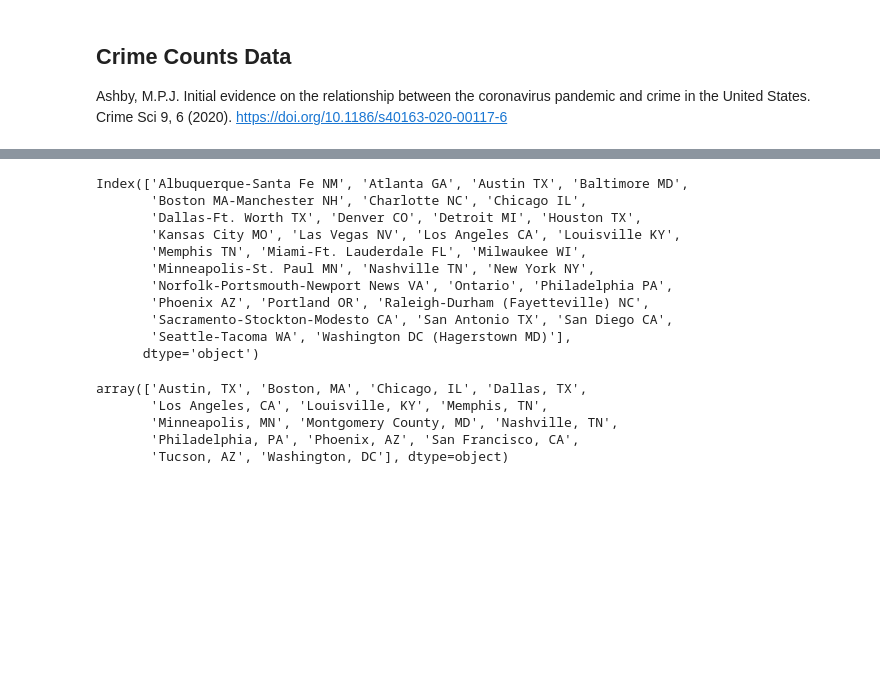
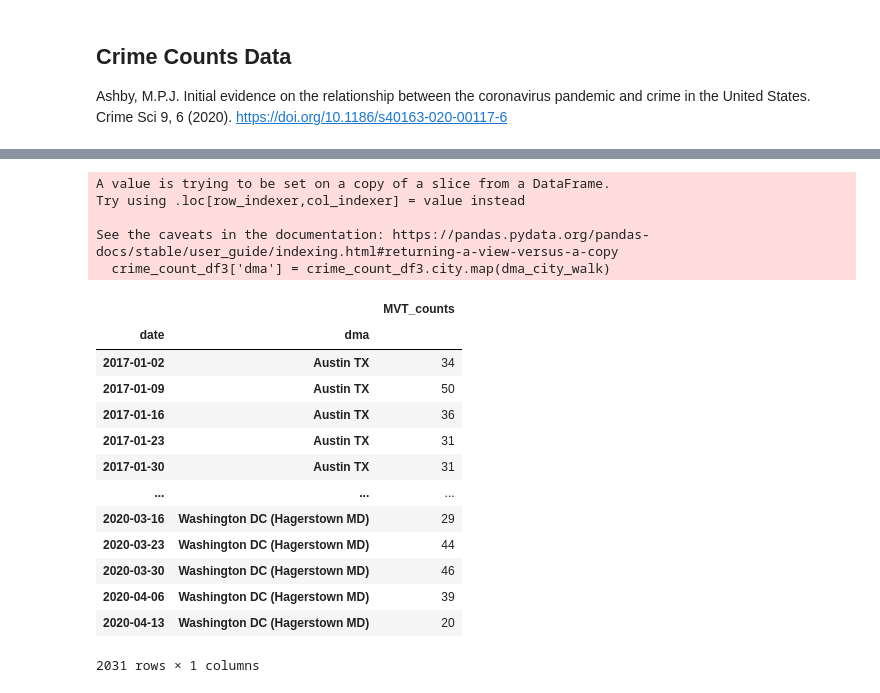
Before and after one commit to Yu-Hsuan-Liu/GT-MVT-Weekly-City, a Jupyter notebook: Combine_files_and_rescale.ipynb, the cells around one changed output, grey strips where cells are left out. Saved outputs shown, nothing was run; the diff lists cells and outputs as text; code cells hidden in the pictures; blank space fills up the shorter version.

```diff
--- a/Combine_files_and_rescale.ipynb
+++ b/Combine_files_and_rescale.ipynb
@@ -208,25 +219,33 @@ dma_city_walk = {'Austin, TX':'Austin TX',
                  'Philadelphia, PA':'Philadelphia PA',
                  'Phoenix, AZ':'Phoenix AZ',
                  'Washington, DC':'Washington DC (Hagerstown MD)'}
-# %%
-keep_columns
-# %% [output]
-Index(['Albuquerque-Santa Fe NM', 'Atlanta GA', 'Austin TX', 'Baltimore MD',
-       'Boston MA-Manchester NH', 'Charlotte NC', 'Chicago IL',
-       'Dallas-Ft. Worth TX', 'Denver CO', 'Detroit MI', 'Houston TX',
-       'Kansas City MO', 'Las Vegas NV', 'Los Angeles CA', 'Louisville KY',
-       'Memphis TN', 'Miami-Ft. Lauderdale FL', 'Milwaukee WI',
-       'Minneapolis-St. Paul MN', 'Nashville TN', 'New York NY',
-       'Norfolk-Portsmouth-Newport News VA', 'Ontario', 'Philadelphia PA',
-       'Phoenix AZ', 'Portland OR', 'Raleigh-Durham (Fayetteville) NC',
-       'Sacramento-Stockton-Modesto CA', 'San Antonio TX', 'San Diego CA',
-       'Seattle-Tacoma WA', 'Washington DC (Hagerstown MD)'],
-      dtype='object')
-# %%
-crime_count_df.city_name.unique()
-# %% [output]
-array(['Austin, TX', 'Boston, MA', 'Chicago, IL', 'Dallas, TX',
-       'Los Angeles, CA', 'Louisville, KY', 'Memphis, TN',
-       'Minneapolis, MN', 'Montgomery County, MD', 'Nashville, TN',
-       'Philadelphia, PA', 'Phoenix, AZ', 'San Francisco, CA',
-       'Tucson, AZ', 'Washington, DC'], dtype=object)
+# %%
+crime_count_df3['dma'] = crime_count_df3.city.map(dma_city_walk)
+# %% [output]
+A value is trying to be set on a copy of a slice from a DataFrame.
+Try using .loc[row_indexer,col_indexer] = value instead
+
+See the caveats in the documentation: https://pandas.pydata.org/pandas-docs/stable/user_guide/indexing.html#returning-a-view-versus-a-copy
+  crime_count_df3['dma'] = crime_count_df3.city.map(dma_city_walk)
+# %%
+#filter out values without dma match
+crime_count_df4 = crime_count_df3[~crime_count_df3.dma.isna()].iloc[:,[2,3]]
+# %%
+crime_count_df4 = crime_count_df4.reset_index().set_index(["date", "dma"])
+# %%
+crime_count_df4
+# %% [output]
+|  |  | MVT_counts |
+| date | dma |  |
+| 2017-01-02 | Austin TX | 34 |
+| 2017-01-09 | Austin TX | 50 |
+| 2017-01-16 | Austin TX | 36 |
+| 2017-01-23 | Austin TX | 31 |
+| 2017-01-30 | Austin TX | 31 |
+| ... | ... | ... |
+| 2020-03-16 | Washington DC (Hagerstown MD) | 29 |
+| 2020-03-23 | Washington DC (Hagerstown MD) | 44 |
+| 2020-03-30 | Washington DC (Hagerstown MD) | 46 |
+| 2020-04-06 | Washington DC (Hagerstown MD) | 39 |
+| 2020-04-13 | Washington DC (Hagerstown MD) | 20 |
+2031 rows × 1 columns
```
Also changed, not shown: parts of 15 cells of this notebook, 20 other files.
